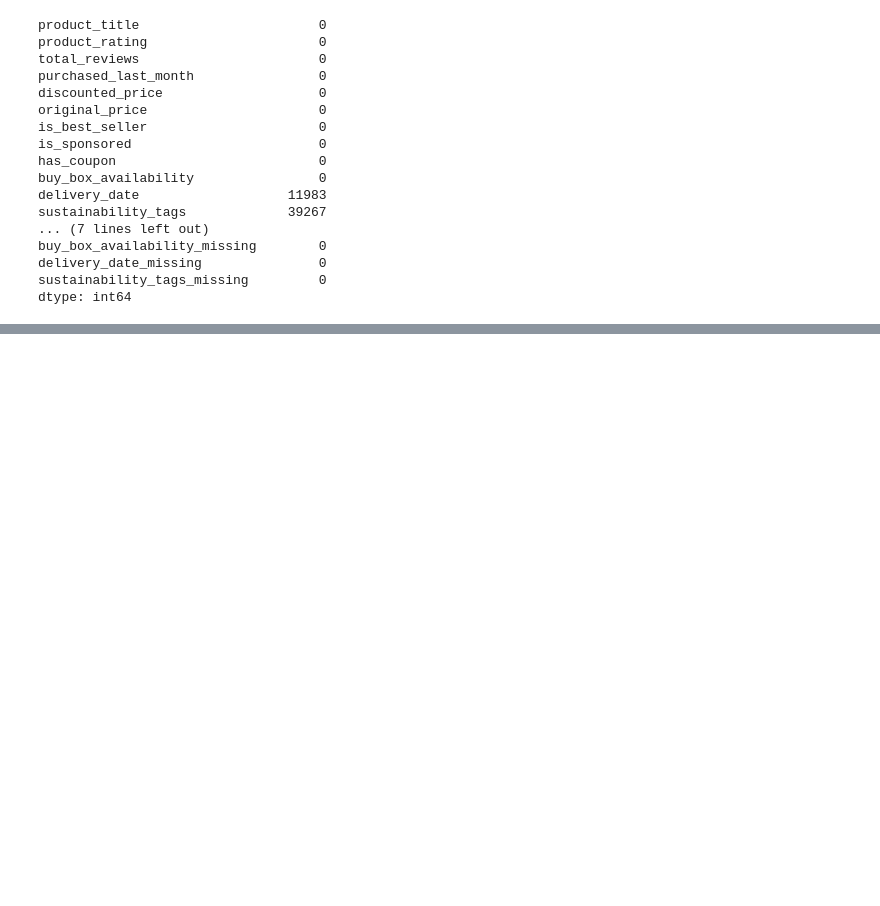
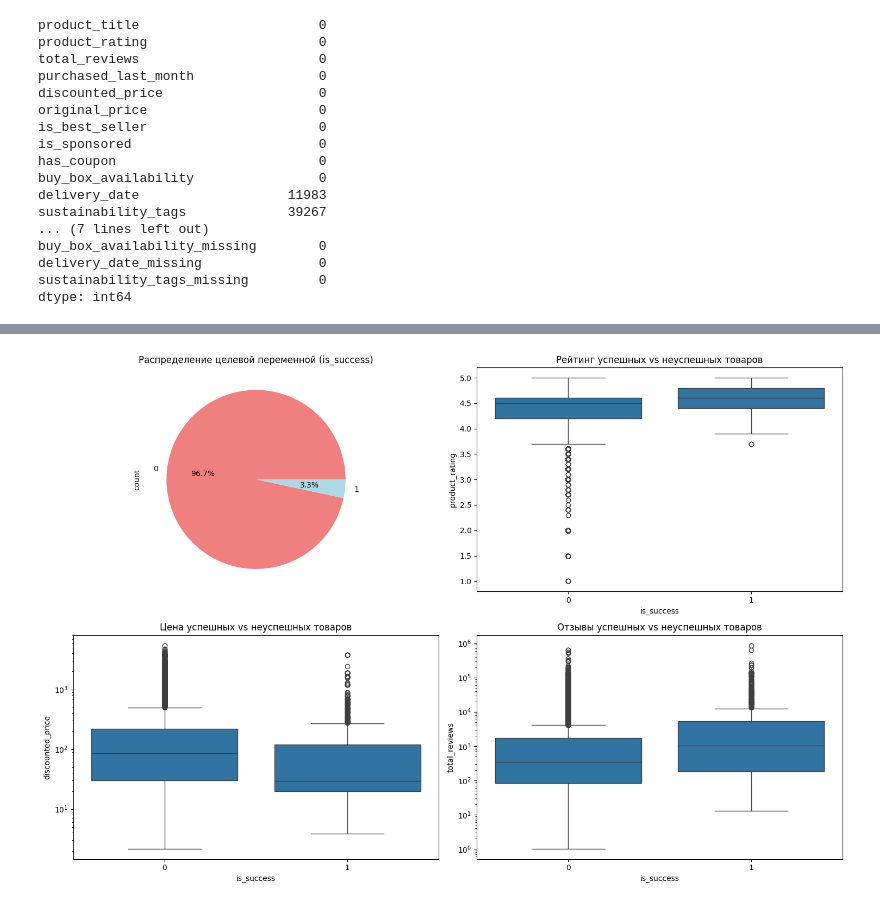
Before and after one commit to bertnyak/amazon_sales, a Jupyter notebook: amazon_sales_dataset.ipynb, the cells around one changed output, grey strips where cells are left out. Saved outputs shown, nothing was run; the diff lists cells and outputs as text; code cells hidden in the pictures; blank space fills up the shorter version.

```diff
--- a/amazon_sales_dataset.ipynb
+++ b/amazon_sales_dataset.ipynb
@@ -218,0 +338,41 @@ df_clean['absolute_discount'] = df_clean['original_price'] - df_clean['discounte
+# %%
+X = df_clean[all_features].copy()
+y = df_clean['is_success']
+
+# Заполняем возможные оставшиеся пропуски
+X = X.fillna(X.median())
+
+# Разделяем на train/test
+X_train, X_test, y_train, y_test = train_test_split(
+    X, y, test_size=0.2, random_state=42, stratify=y
+)
+
+# Масштабируем фичи
+scaler = StandardScaler()
+X_train_scaled = scaler.fit_transform(X_train)
+X_test_scaled = scaler.transform(X_test)
+# %%
+fig, axes = plt.subplots(2, 2, figsize=(15, 10))
+
+# 1. Распределение целевой переменной
+y_train.value_counts().plot.pie(ax=axes[0,0], autopct='%1.1f%%', colors=['lightcoral', 'lightblue'])
+axes[0,0].set_title('Распределение целевой переменной (is_success)')
+
+# 2. Рейтинг vs Успешность
+sns.boxplot(data=df_clean, x='is_success', y='product_rating', ax=axes[0,1])
+axes[0,1].set_title('Рейтинг успешных vs неуспешных товаров')
+
+# 3. Цена vs Успешность
+sns.boxplot(data=df_clean, x='is_success', y='discounted_price', ax=axes[1,0])
+axes[1,0].set_title('Цена успешных vs неуспешных товаров')
+axes[1,0].set_yscale('log')
+
+# 4. Количество отзывов vs Успешность
+sns.boxplot(data=df_clean, x='is_success', y='total_reviews', ax=axes[1,1])
+axes[1,1].set_title('Отзывы успешных vs неуспешных товаров')
+axes[1,1].set_yscale('log')
+
+plt.tight_layout()
+plt.show()
+# %% [output]
+[figure, added]
```
Also changed, not shown: parts of 7 cells of this notebook.
